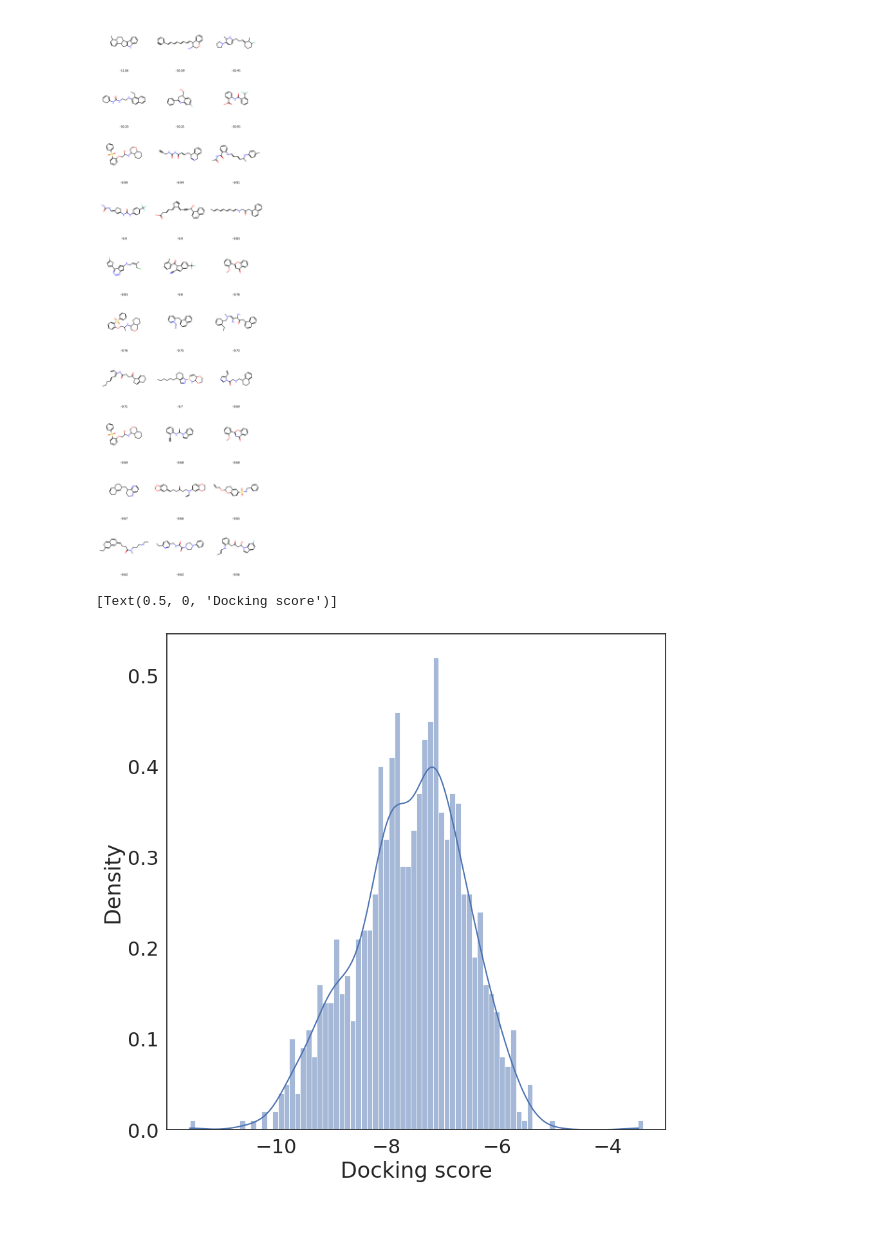
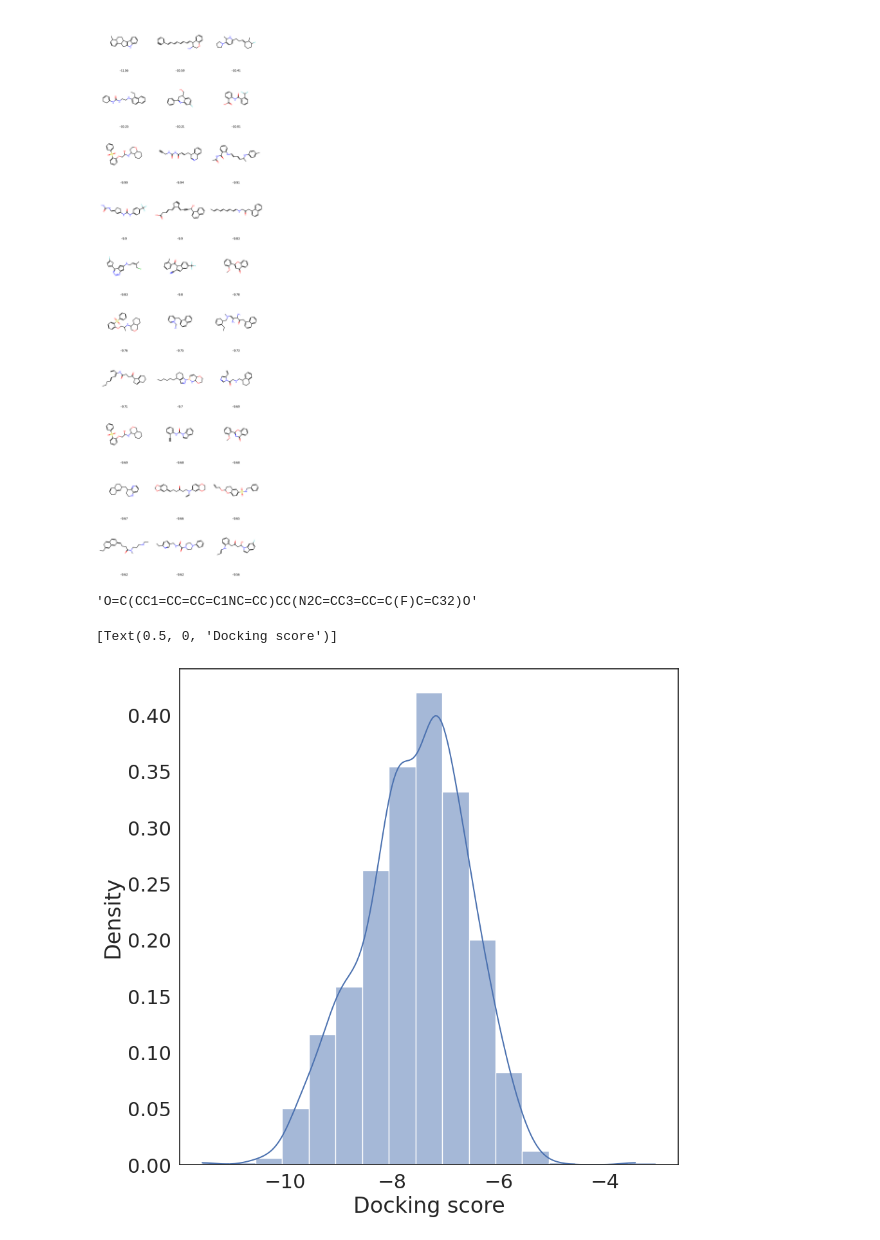
Before and after one commit to asiomchen/mldd23_project1, a Jupyter notebook: data_analysis.ipynb, the cells around one changed output. Saved outputs shown, nothing was run; the diff lists cells and outputs as text; code cells hidden in the pictures.

```diff
--- a/data_analysis.ipynb
+++ b/data_analysis.ipynb
@@ -103,10 +103,14 @@ df = df.sort_values(by='score')
 Draw.MolsToGridImage([Chem.MolFromSmiles(x) for x in df['smiles'][:30]], molsPerRow=3, subImgSize=(300, 300), legends=df['score'][:30].round(2).astype(str).tolist())
 # %% [output]
 [figure]
+# %%
+smiles = df.iloc[29]['smiles']
+# %% [output]
+'O=C(CC1=CC=CC=C1NC=CC)CC(N2C=CC3=CC=C(F)C=C32)O'
 # %%
 sns.set(font_scale=2, style='white', rc={'figure.figsize':(10, 10)})
-fig = sns.histplot(df, x='score', binwidth=0.1, stat='density', common_norm=False, kde=True, palette='Set2')
+fig = sns.histplot(df, x='score', binwidth=0.5, stat='density', common_norm=False, kde=True, palette='Set2')
 fig.set(xlabel='Docking score')
 # %% [output]
 [Text(0.5, 0, 'Docking score')]
-[figure, old version]
+[figure, new version]
```
